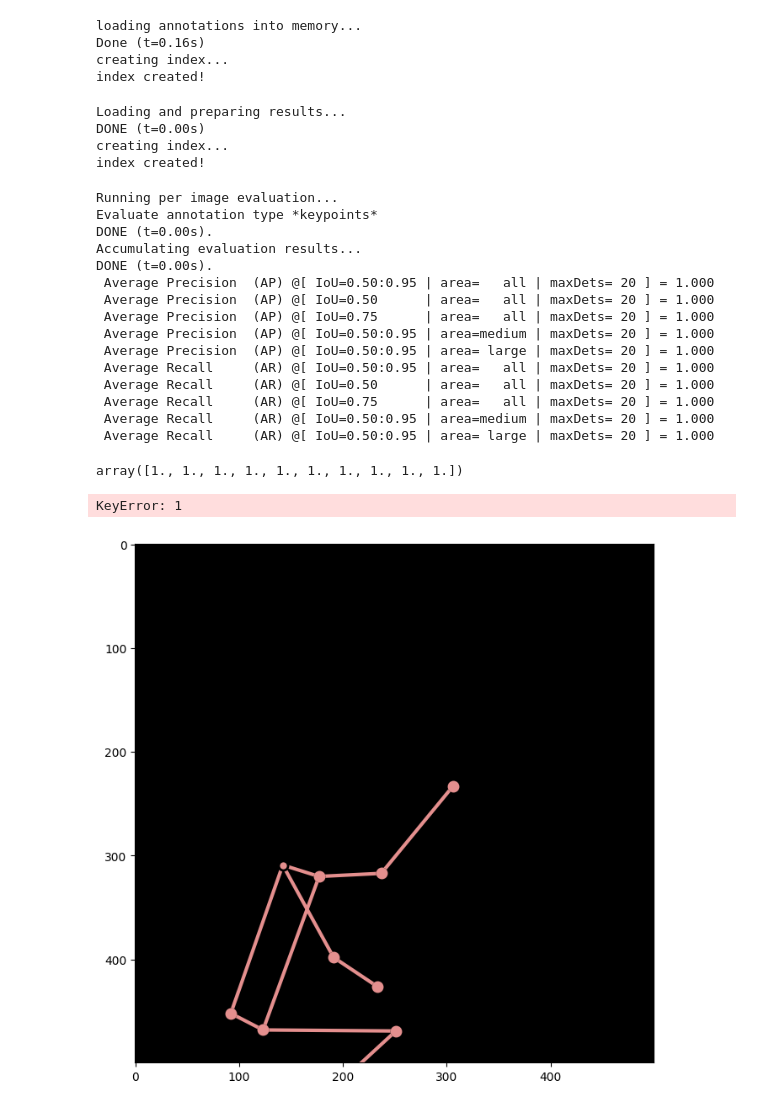
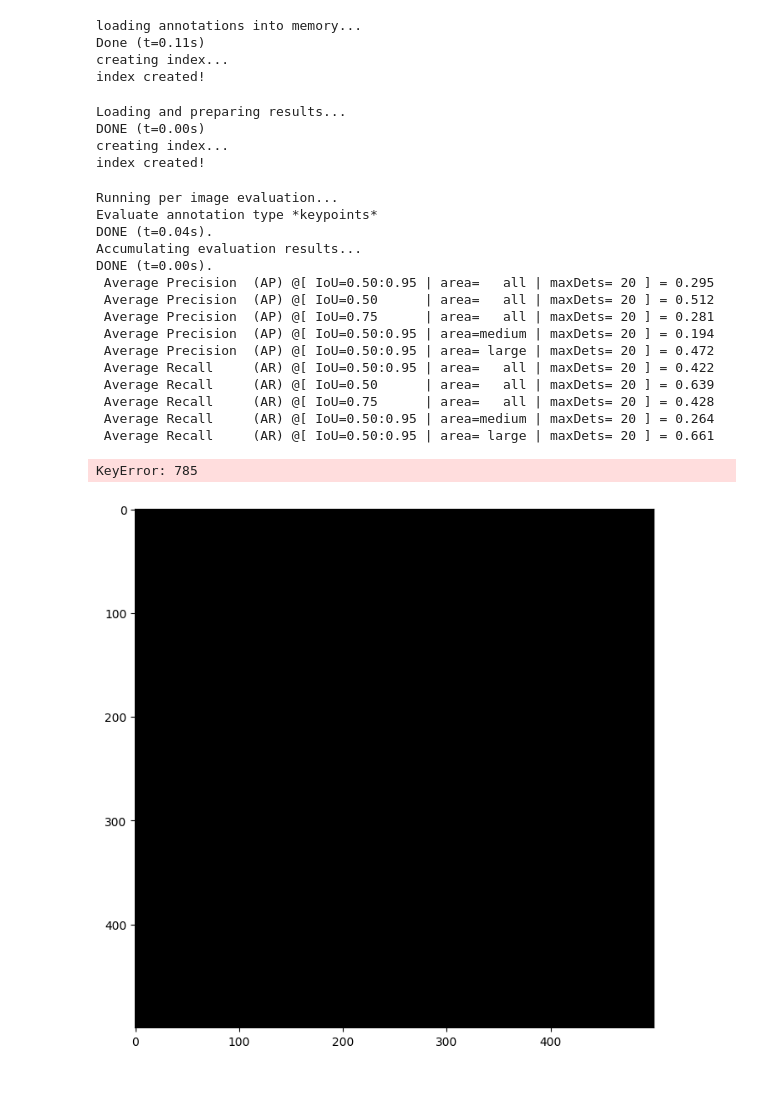
Before and after one commit to thawro/pytorch-human-pose, a Jupyter notebook: notebooks/Untitled.ipynb, the cells around one changed output. Saved outputs shown, nothing was run; the diff lists cells and outputs as text; code cells hidden in the pictures.

Commit message:
Changed inference and eval modes. Fixed pred to target matching

```diff
--- a/notebooks/Untitled.ipynb
+++ b/notebooks/Untitled.ipynb
@@ -24,12 +10,12 @@ def load_yaml(path: str) -> dict:
 # %%
-cocoGt = COCO("person_keypoints_val2017.json")
+cocoGt = COCO("../data/COCO/raw/annotations/person_keypoints_val2017.json")
 # %% [output]
 loading annotations into memory...
-Done (t=0.16s)
+Done (t=0.11s)
 creating index...
 index created!
 # %%
-cocoDt = cocoGt.loadRes("results.json")
+cocoDt = cocoGt.loadRes("../results.json")
 # %% [output]
 Loading and preparing results...
 DONE (t=0.00s)
@@ -44,34 +26,31 @@ img_ids = [ann["image_id"] for i, ann in cocoDt.anns.items()]
 # %%
 cocoEval = COCOeval(cocoGt, cocoDt, annType)
 cocoEval.params.imgIds = img_ids
+cocoEval.params.useSegm = None
+
 cocoEval.evaluate()
 cocoEval.accumulate()
 cocoEval.summarize()
 # %% [output]
 Running per image evaluation...
 Evaluate annotation type *keypoints*
-DONE (t=0.00s).
+DONE (t=0.04s).
 Accumulating evaluation results...
 DONE (t=0.00s).
- Average Precision  (AP) @[ IoU=0.50:0.95 | area=   all | maxDets= 20 ] = 1.000
- Average Precision  (AP) @[ IoU=0.50      | area=   all | maxDets= 20 ] = 1.000
- Average Precision  (AP) @[ IoU=0.75      | area=   all | maxDets= 20 ] = 1.000
- Average Precision  (AP) @[ IoU=0.50:0.95 | area=medium | maxDets= 20 ] = 1.000
- Average Precision  (AP) @[ IoU=0.50:0.95 | area= large | maxDets= 20 ] = 1.000
- Average Recall     (AR) @[ IoU=0.50:0.95 | area=   all | maxDets= 20 ] = 1.000
- Average Recall     (AR) @[ IoU=0.50      | area=   all | maxDets= 20 ] = 1.000
- Average Recall     (AR) @[ IoU=0.75      | area=   all | maxDets= 20 ] = 1.000
- Average Recall     (AR) @[ IoU=0.50:0.95 | area=medium | maxDets= 20 ] = 1.000
- Average Recall     (AR) @[ IoU=0.50:0.95 | area= large | maxDets= 20 ] = 1.000
+ Average Precision  (AP) @[ IoU=0.50:0.95 | area=   all | maxDets= 20 ] = 0.295
+ Average Precision  (AP) @[ IoU=0.50      | area=   all | maxDets= 20 ] = 0.512
+ Average Precision  (AP) @[ IoU=0.75      | area=   all | maxDets= 20 ] = 0.281
+ Average Precision  (AP) @[ IoU=0.50:0.95 | area=medium | maxDets= 20 ] = 0.194
+ Average Precision  (AP) @[ IoU=0.50:0.95 | area= large | maxDets= 20 ] = 0.472
+ Average Recall     (AR) @[ IoU=0.50:0.95 | area=   all | maxDets= 20 ] = 0.422
+ Average Recall     (AR) @[ IoU=0.50      | area=   all | maxDets= 20 ] = 0.639
+ Average Recall     (AR) @[ IoU=0.75      | area=   all | maxDets= 20 ] = 0.428
+ Average Recall     (AR) @[ IoU=0.50:0.95 | area=medium | maxDets= 20 ] = 0.264
+ Average Recall     (AR) @[ IoU=0.50:0.95 | area= large | maxDets= 20 ] = 0.661
-# %%
-cocoEval.stats
-# %% [output]
-array([1., 1., 1., 1., 1., 1., 1., 1., 1., 1.])
 # %%
 plt.figure()
 plt.imshow(np.zeros((500, 500, 3)))
-cocoDt.showAnns([cocoDt.anns[1]])
-cocoGt.showAnns([cocoGt.anns[1]])
+cocoGt.showAnns([cocoGt.anns[785]])
 # %% [output]
-KeyError: 1
+KeyError: 785
-[figure, old version]
+[figure, new version]
```
Also changed, not shown: parts of 15 cells of this notebook, 16 other files.
